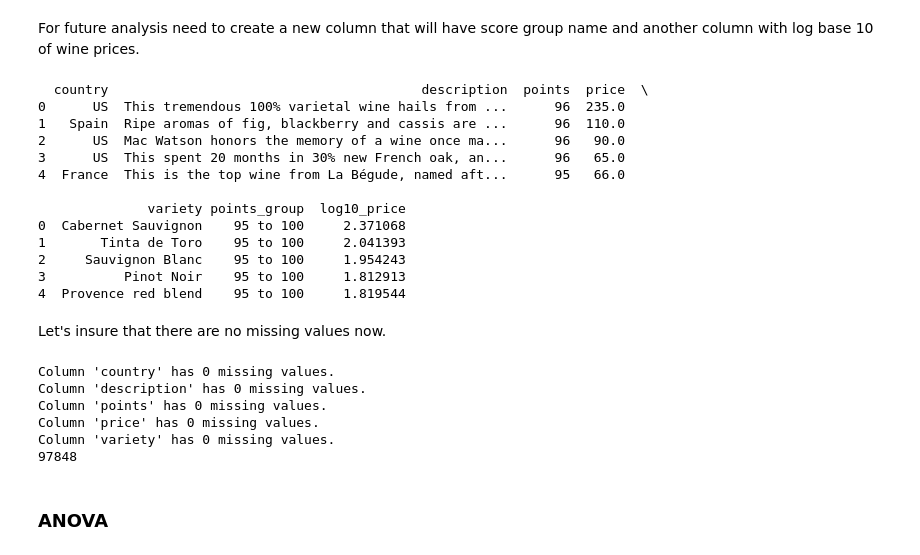
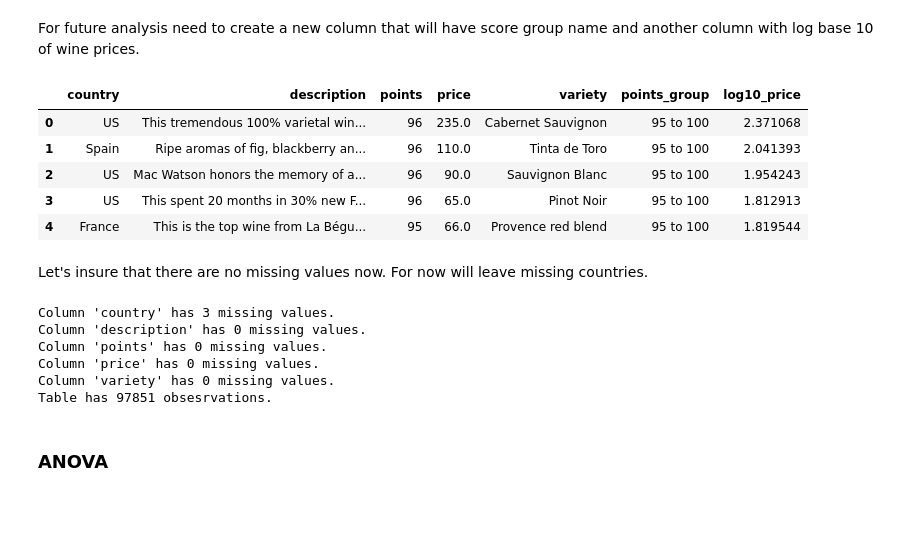
Before and after one commit to sizovaj95/data_analysis, a Jupyter notebook: wine_analysis.ipynb, the cells around one changed output. Drawn from its saved outputs; the diff is of its cells as text; code cells hidden in the pictures; blank space fills up the shorter version.

```diff
--- a/wine_analysis.ipynb
+++ b/wine_analysis.ipynb
@@ -279,49 +279,39 @@ for range_, replacement in data_to_replace_nulls:
     subset = subset[~subset[price].isna()]
     mask = data[points].isin(range_) & data[price].isna()
     data[price].mask(mask, replacement, inplace=True)
-
-# drop the rest of missing values that by this point should be 3 examples with missing countries
-data.dropna(inplace=True)
 # %% [markdown]
 For future analysis need to create a new column that will have score group name and another column with log base 10 of wine prices.
 # %%
 for range_, _ in data_to_replace_nulls:
     group_string = f"{range_[0]} to {range_[-1]}"
     mask = data[points].isin(range_)
     data.loc[mask, points_group] = group_string
 data[log10_price] = np.log10(data[price])
 
-print(data.head())
+data.head()
 # %% [output]
-  country                                        description  points  price  \
-0      US  This tremendous 100% varietal wine hails from ...      96  235.0
-1   Spain  Ripe aromas of fig, blackberry and cassis are ...      96  110.0
-2      US  Mac Watson honors the memory of a wine once ma...      96   90.0
-3      US  This spent 20 months in 30% new French oak, an...      96   65.0
-4  France  This is the top wine from La Bégude, named aft...      95   66.0
-
-              variety points_group  log10_price
-0  Cabernet Sauvignon    95 to 100     2.371068
-1       Tinta de Toro    95 to 100     2.041393
-2     Sauvignon Blanc    95 to 100     1.954243
-3          Pinot Noir    95 to 100     1.812913
-4  Provence red blend    95 to 100     1.819544
+|  | country | description | points | price | variety | points_group | log10_price |
+| 0 | US | This tremendous 100% varietal win... | 96 | 235.0 | Cabernet Sauvignon | 95 to 100 | 2.371068 |
+| 1 | Spain | Ripe aromas of fig, blackberry an... | 96 | 110.0 | Tinta de Toro | 95 to 100 | 2.041393 |
+| 2 | US | Mac Watson honors the memory of a... | 96 | 90.0 | Sauvignon Blanc | 95 to 100 | 1.954243 |
+| 3 | US | This spent 20 months in 30% new F... | 96 | 65.0 | Pinot Noir | 95 to 100 | 1.812913 |
+| 4 | France | This is the top wine from La Bégu... | 95 | 66.0 | Provence red blend | 95 to 100 | 1.819544 |
 # %% [markdown]
-Let's insure that there are no missing values now.
+Let's insure that there are no missing values now. For now will leave missing countries.
 # %%
 for column_name in required_columns:
     column = data[[column_name]]
     na_values = column.isna().sum(axis=0)[column_name]
     print(f"Column '{column_name}' has {na_values} missing values.")
 
-print(len(data))
+print(f"Table has {len(data)} obsesrvations.")
 # %% [output]
-Column 'country' has 0 missing values.
+Column 'country' has 3 missing values.
 Column 'description' has 0 missing values.
 Column 'points' has 0 missing values.
 Column 'price' has 0 missing values.
 Column 'variety' has 0 missing values.
-97848
+Table has 97851 obsesrvations.
 # %% [markdown]
 ### ANOVA
 # %% [markdown]
```
Also changed, not shown: parts of 16 cells of this notebook, 3 other files.
